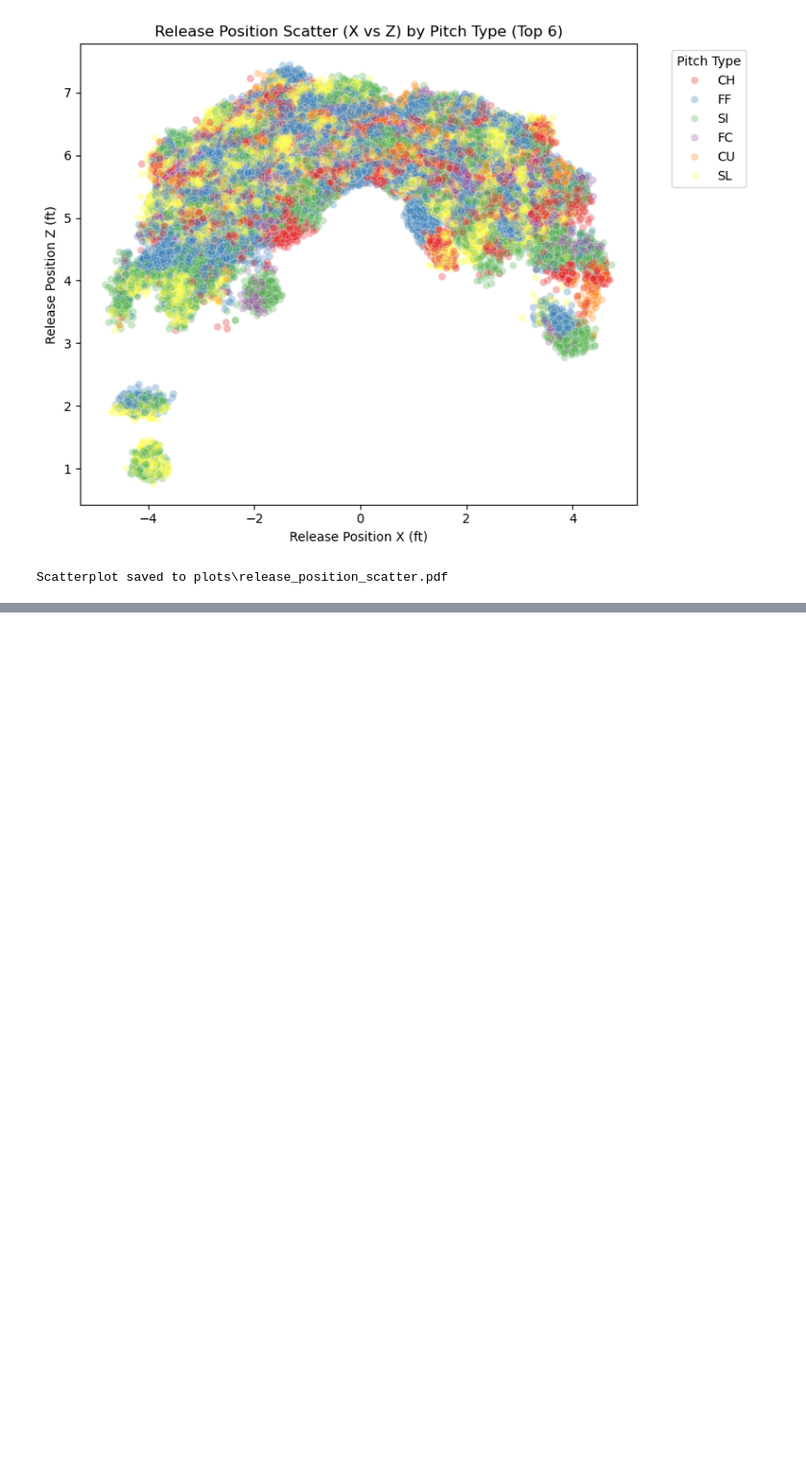
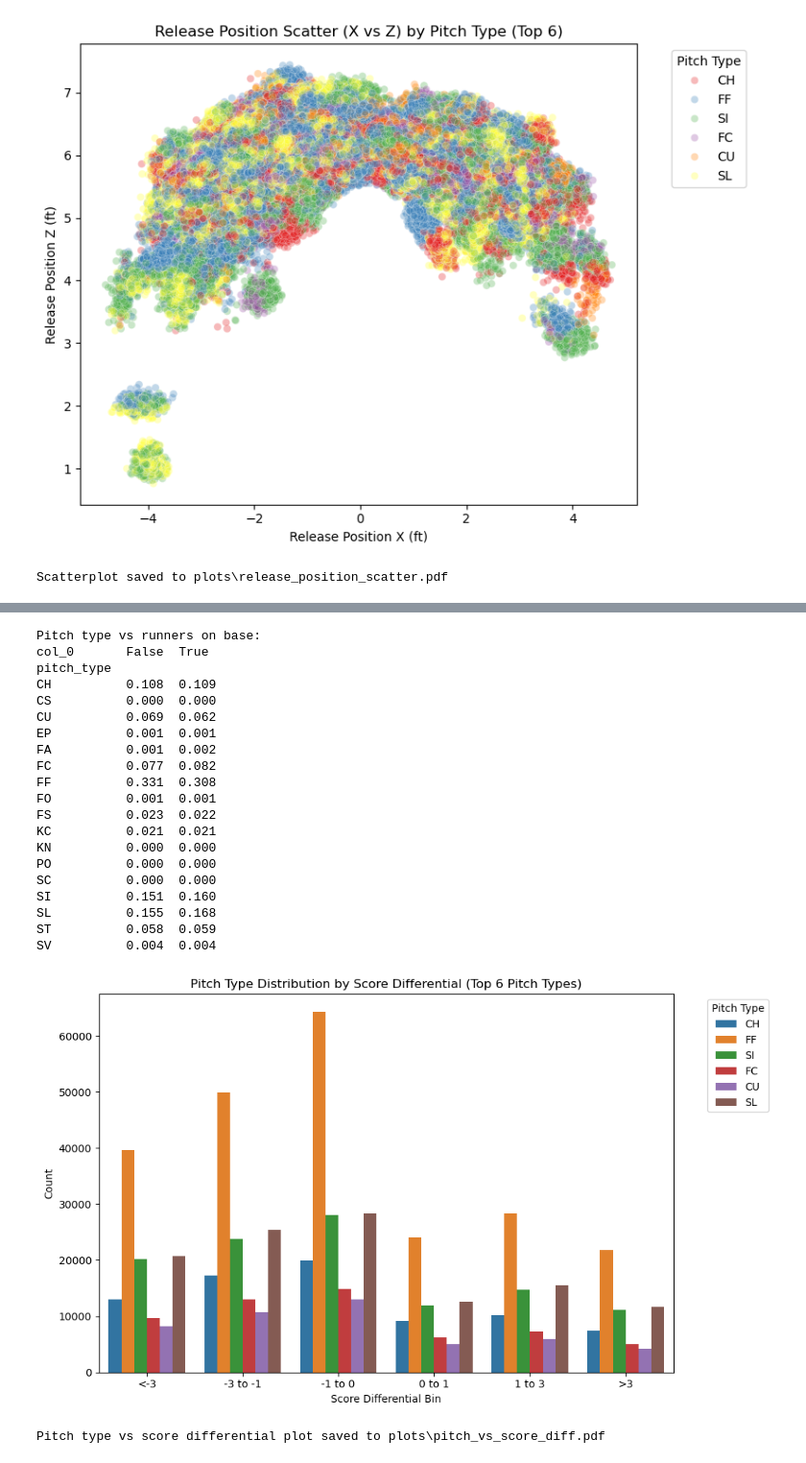
Before and after one commit to justinzheng8/mlb-pitch-prediction, a Jupyter notebook: notebooks/data_exploration.ipynb, the cells around one changed output, grey strips where cells are left out. Shown at 96% size. Cells and saved outputs as stored; diff of their text form; code cells hidden in the pictures; blank space fills up the shorter version.

```diff
--- a/notebooks/data_exploration.ipynb
+++ b/notebooks/data_exploration.ipynb
@@ -338,0 +368,49 @@ Scatterplot saved to plots\release_position_scatter.pdf
+# %%
+# Create score differential feature
+df['score_diff'] = df['home_score'] - df['away_score']
+
+# Crosstab of pitch type vs runners on base
+print("\nPitch type vs runners on base:")
+print(pd.crosstab(df['pitch_type'], (df['on_1b'].notna() | df['on_2b'].notna() | df['on_3b'].notna()), normalize='columns').round(3))
+
+# Pitch type vs score differential bins
+df['score_bin'] = pd.cut(df['score_diff'], bins=[-10, -3, -1, 0, 1, 3, 10], labels=['<-3','-3 to -1','-1 to 0','0 to 1','1 to 3','>3'])
+
+pdf_path = os.path.join(plot_dir, "pitch_vs_score_diff.pdf")
+plt.figure(figsize=(10, 6))
+sns.countplot(x='score_bin', hue='pitch_type', data=df[df['pitch_type'].isin(df['pitch_type'].value_counts().head(6).index)])
+plt.title("Pitch Type Distribution by Score Differential (Top 6 Pitch Types)")
+plt.xlabel("Score Differential Bin")
+plt.ylabel("Count")
+plt.legend(title="Pitch Type", bbox_to_anchor=(1.05, 1), loc='upper left')
+plt.tight_layout()
+
+with PdfPages(pdf_path) as pdf:
+    pdf.savefig()
+plt.show()
+plt.close()
+
+print(f"Pitch type vs score differential plot saved to {pdf_path}")
+# %% [output]
+Pitch type vs runners on base:
+col_0       False  True
+pitch_type
+CH          0.108  0.109
+CS          0.000  0.000
+CU          0.069  0.062
+EP          0.001  0.001
+FA          0.001  0.002
+FC          0.077  0.082
+FF          0.331  0.308
+FO          0.001  0.001
+FS          0.023  0.022
+KC          0.021  0.021
+KN          0.000  0.000
+PO          0.000  0.000
+SC          0.000  0.000
+SI          0.151  0.160
+SL          0.155  0.168
+ST          0.058  0.059
+SV          0.004  0.004
+[figure, added]
+Pitch type vs score differential plot saved to plots\pitch_vs_score_diff.pdf
```
Also changed, not shown: parts of 6 cells of this notebook, 1 other file.
